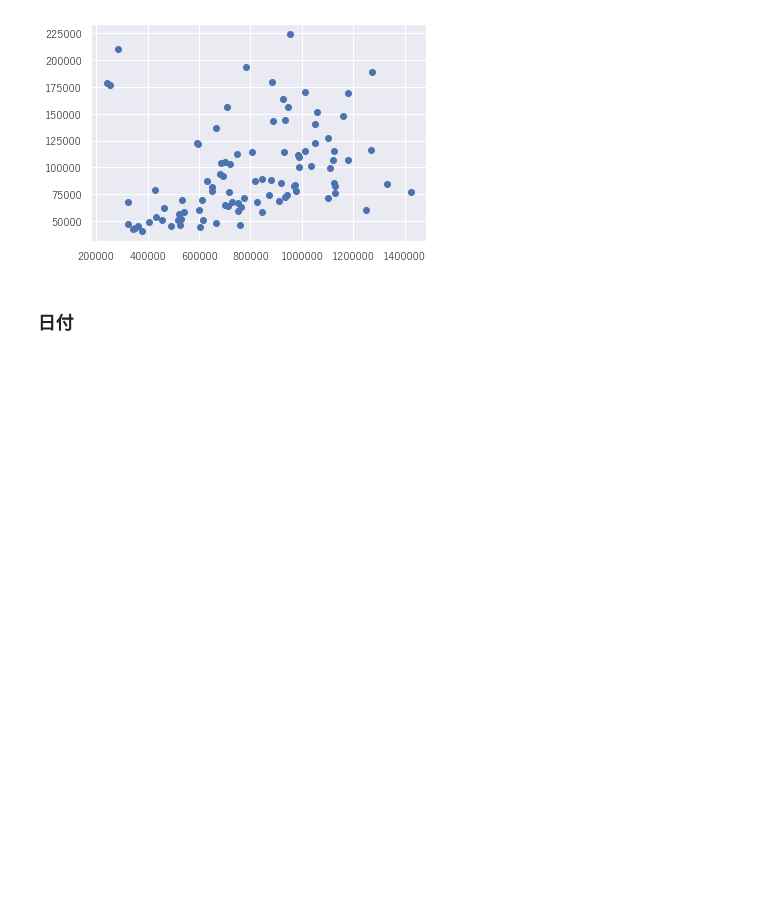
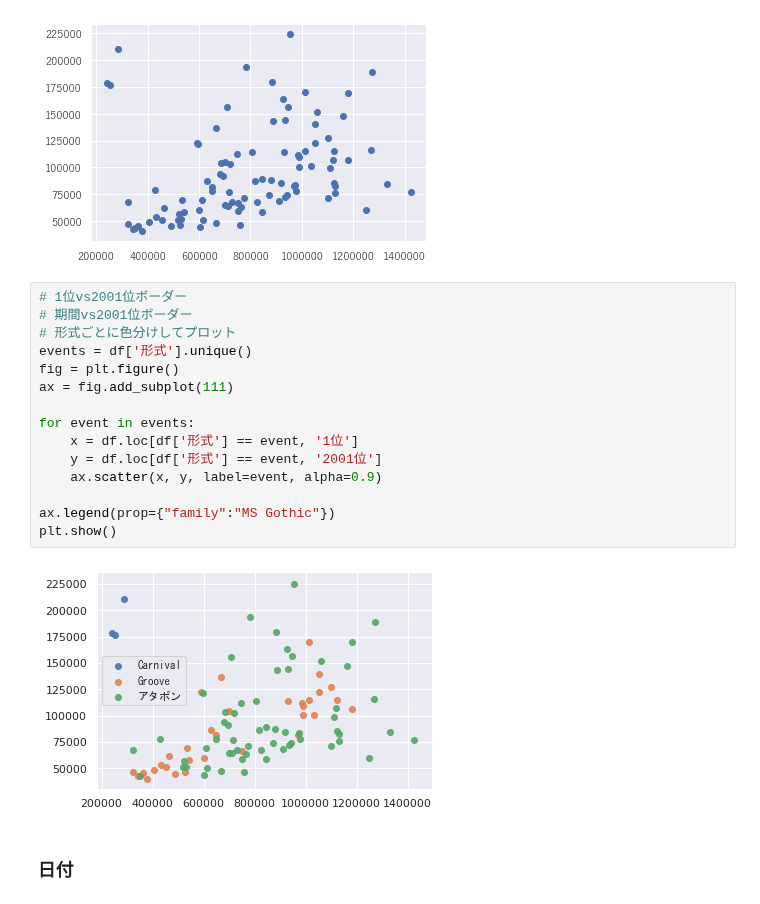
Before and after one commit to Kazuya-Minakuchi/qiita, a Jupyter notebook: dereste_event_border/common/script/a4_basic aggregation.ipynb, the cells around one changed output. Cells and saved outputs as stored; diff of their text form; blank space fills up the shorter version.

```diff
--- a/dereste_event_border/common/script/a4_basic aggregation.ipynb
+++ b/dereste_event_border/common/script/a4_basic aggregation.ipynb
@@ -229,6 +229,23 @@ ax.scatter(x, y)
 plt.show()
 # %% [output]
 [figure]
+# %%
+# 1位vs2001位ボーダー
+# 期間vs2001位ボーダー
+# 形式ごとに色分けしてプロット
+events = df['形式'].unique()
+fig = plt.figure()
+ax = fig.add_subplot(111)
+
+for event in events:
+    x = df.loc[df['形式'] == event, '1位']
+    y = df.loc[df['形式'] == event, '2001位']
+    ax.scatter(x, y, label=event, alpha=0.9)
+
+ax.legend(prop={"family":"MS Gothic"})
+plt.show()
+# %% [output]
+[figure, added]
 # %% [markdown]
 ### 日付
 # %%
```
Also changed, not shown: parts of 2 cells of this notebook.
